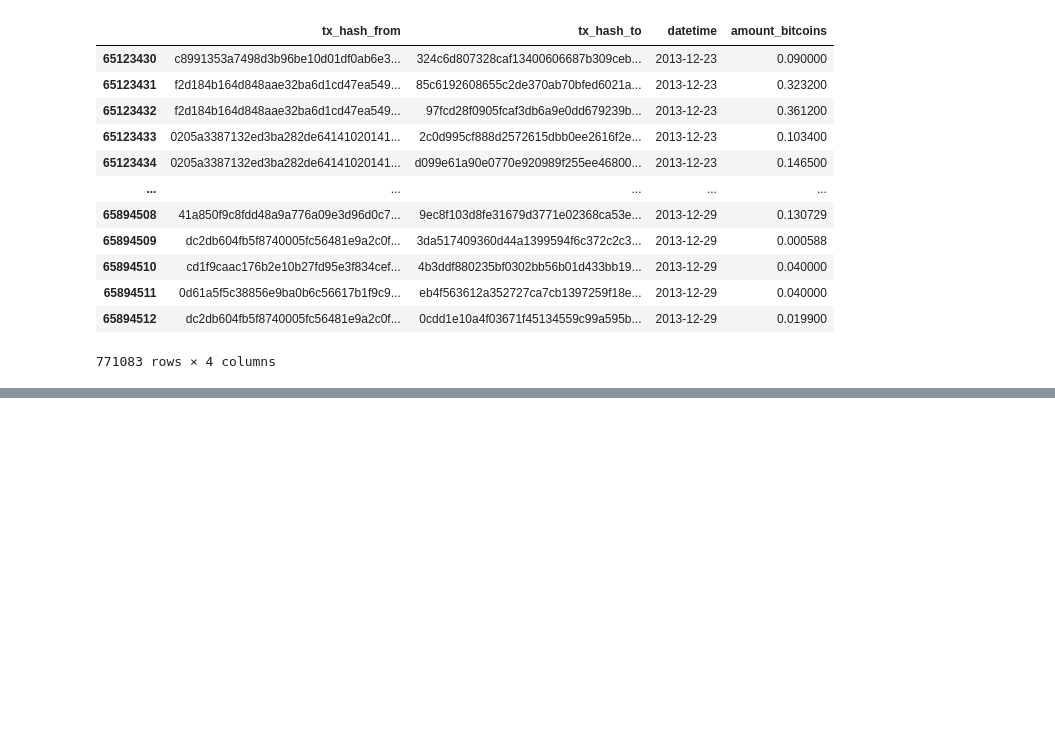
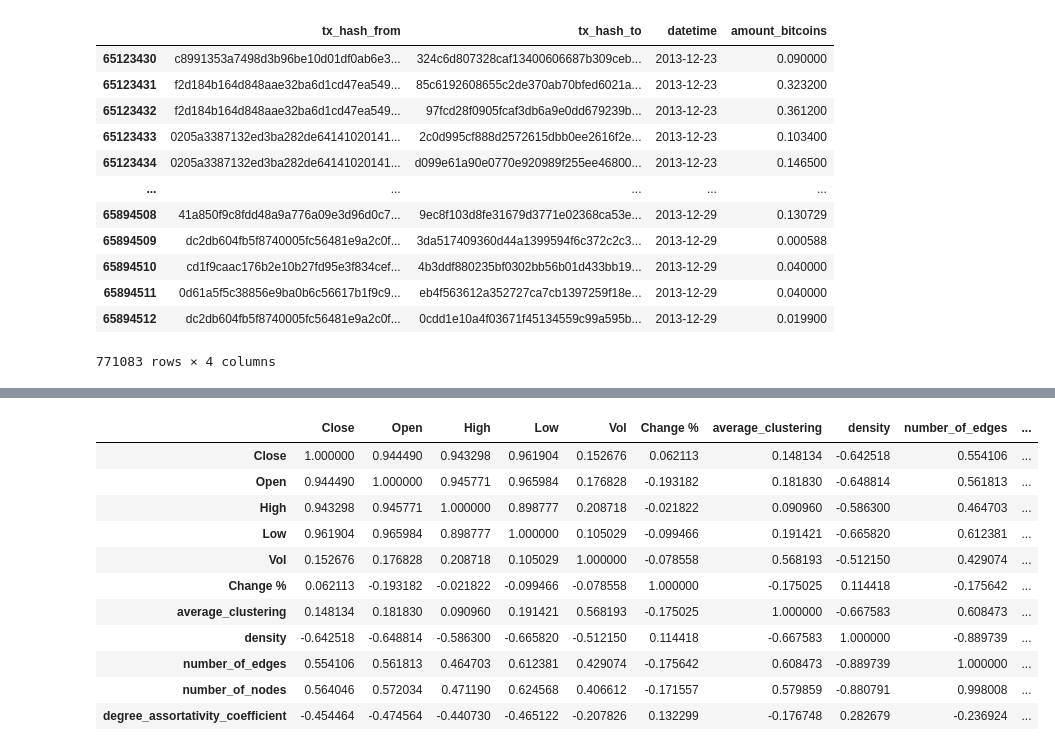
Before and after one commit to nebipeker/Analyzing-Transaction-Graphs-for-Price-Prediction-of-Bitcoin, a Jupyter notebook: Graph Creation.ipynb, the cells around one changed output, grey strips where cells are left out. Drawn from its saved outputs; the diff is of its cells as text; code cells hidden in the pictures; blank space fills up the shorter version.

```diff
--- a/Graph Creation.ipynb
+++ b/Graph Creation.ipynb
@@ -117,3 +133,5 @@ sliced[169]
 | 65894511 | 0d61a5f5c38856e9ba0b6c56617b1f9c9... | eb4f563612a352727ca7cb1397259f18e... | 2013-12-29 | 0.040000 |
 | 65894512 | dc2db604fb5f8740005fc56481e9a2c0f... | 0cdd1e10a4f03671f45134559c99a595b... | 2013-12-29 | 0.019900 |
 771083 rows × 4 columns
+# %%
+metrics = pd.read_csv("data/full_df.csv")
@@ -119,0 +181,15 @@ sliced[169]
+# %%
+metrics.corr()
+# %% [output]
+|  | Close | Open | High | Low | Vol | Change % | average_clustering | density | number_of_edges | ... |
+| Close | 1.000000 | 0.944490 | 0.943298 | 0.961904 | 0.152676 | 0.062113 | 0.148134 | -0.642518 | 0.554106 | ... |
+| Open | 0.944490 | 1.000000 | 0.945771 | 0.965984 | 0.176828 | -0.193182 | 0.181830 | -0.648814 | 0.561813 | ... |
+| High | 0.943298 | 0.945771 | 1.000000 | 0.898777 | 0.208718 | -0.021822 | 0.090960 | -0.586300 | 0.464703 | ... |
+| Low | 0.961904 | 0.965984 | 0.898777 | 1.000000 | 0.105029 | -0.099466 | 0.191421 | -0.665820 | 0.612381 | ... |
+| Vol | 0.152676 | 0.176828 | 0.208718 | 0.105029 | 1.000000 | -0.078558 | 0.568193 | -0.512150 | 0.429074 | ... |
+| Change % | 0.062113 | -0.193182 | -0.021822 | -0.099466 | -0.078558 | 1.000000 | -0.175025 | 0.114418 | -0.175642 | ... |
+| average_clustering | 0.148134 | 0.181830 | 0.090960 | 0.191421 | 0.568193 | -0.175025 | 1.000000 | -0.667583 | 0.608473 | ... |
+| density | -0.642518 | -0.648814 | -0.586300 | -0.665820 | -0.512150 | 0.114418 | -0.667583 | 1.000000 | -0.889739 | ... |
+| number_of_edges | 0.554106 | 0.561813 | 0.464703 | 0.612381 | 0.429074 | -0.175642 | 0.608473 | -0.889739 | 1.000000 | ... |
+| number_of_nodes | 0.564046 | 0.572034 | 0.471190 | 0.624568 | 0.406612 | -0.171557 | 0.579859 | -0.880791 | 0.998008 | ... |
+| degree_assortativity_coefficient | -0.454464 | -0.474564 | -0.440730 | -0.465122 | -0.207826 | 0.132299 | -0.176748 | 0.282679 | -0.236924 | ... |
```
Also changed, not shown: parts of 10 cells of this notebook, 10 other files.
